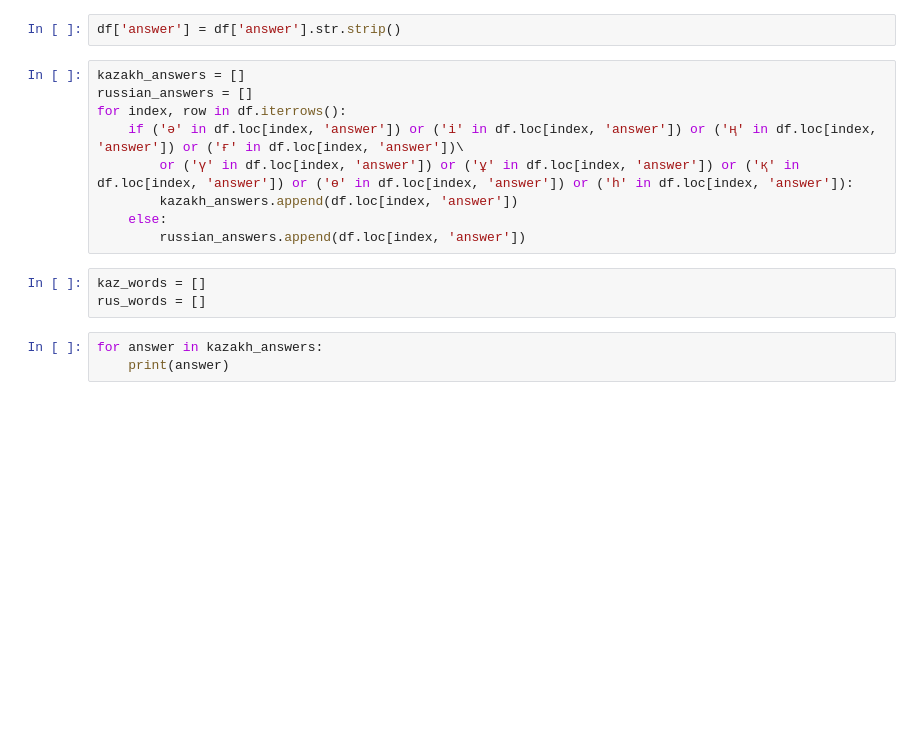
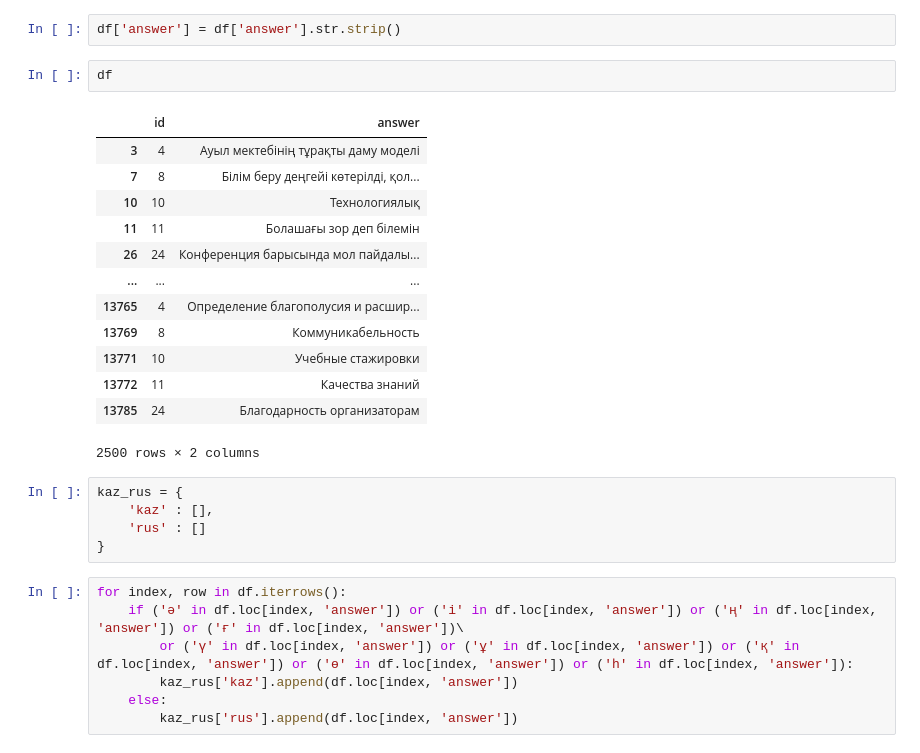
Before and after one commit to rkasseno/wordcloud, a Jupyter notebook: wordcloud.ipynb, the cells around one changed output. Drawn from its saved outputs; the diff is of its cells as text; blank space fills up the shorter version.

```diff
--- a/wordcloud.ipynb
+++ b/wordcloud.ipynb
@@ -16,18 +16,31 @@ df['id'] = pd.to_numeric(df['id'], errors='coerce')
 df = df.loc[df['id'].isin([4, 8, 10, 11, 24]), ['id', 'answer']]
 # %%
 df['answer'] = df['answer'].str.strip()
+# %%
+df
+# %% [output]
+|  | id | answer |
+| 3 | 4 | Ауыл мектебінің тұрақты даму моделі |
+| 7 | 8 | Білім беру деңгейі көтерілді, қол... |
+| 10 | 10 | Технологиялық |
+| 11 | 11 | Болашағы зор деп білемін |
+| 26 | 24 | Конференция барысында мол пайдалы... |
+| ... | ... | ... |
+| 13765 | 4 | Определение благополусия и расшир... |
+| 13769 | 8 | Коммуникабельность |
+| 13771 | 10 | Учебные стажировки |
+| 13772 | 11 | Качества знаний |
+| 13785 | 24 | Благодарность организаторам |
+2500 rows × 2 columns
+# %%
+kaz_rus = {
+    'kaz' : [],
+    'rus' : []
+}
 # %%
-kazakh_answers = []
-russian_answers = []
 for index, row in df.iterrows():
     if ('ә' in df.loc[index, 'answer']) or ('і' in df.loc[index, 'answer']) or ('ң' in df.loc[index, 'answer']) or ('ғ' in df.loc[index, 'answer'])\
         or ('ү' in df.loc[index, 'answer']) or ('ұ' in df.loc[index, 'answer']) or ('қ' in df.loc[index, 'answer']) or ('ө' in df.loc[index, 'answer']) or ('һ' in df.loc[index, 'answer']):
-        kazakh_answers.append(df.loc[index, 'answer'])
+        kaz_rus['kaz'].append(df.loc[index, 'answer'])
     else:
-        russian_answers.append(df.loc[index, 'answer'])
+        kaz_rus['rus'].append(df.loc[index, 'answer'])
-# %%
-kaz_words = []
-rus_words = []
-# %%
-for answer in kazakh_answers:
-    print(answer)
```
Also changed, not shown: parts of 6 cells of this notebook.
